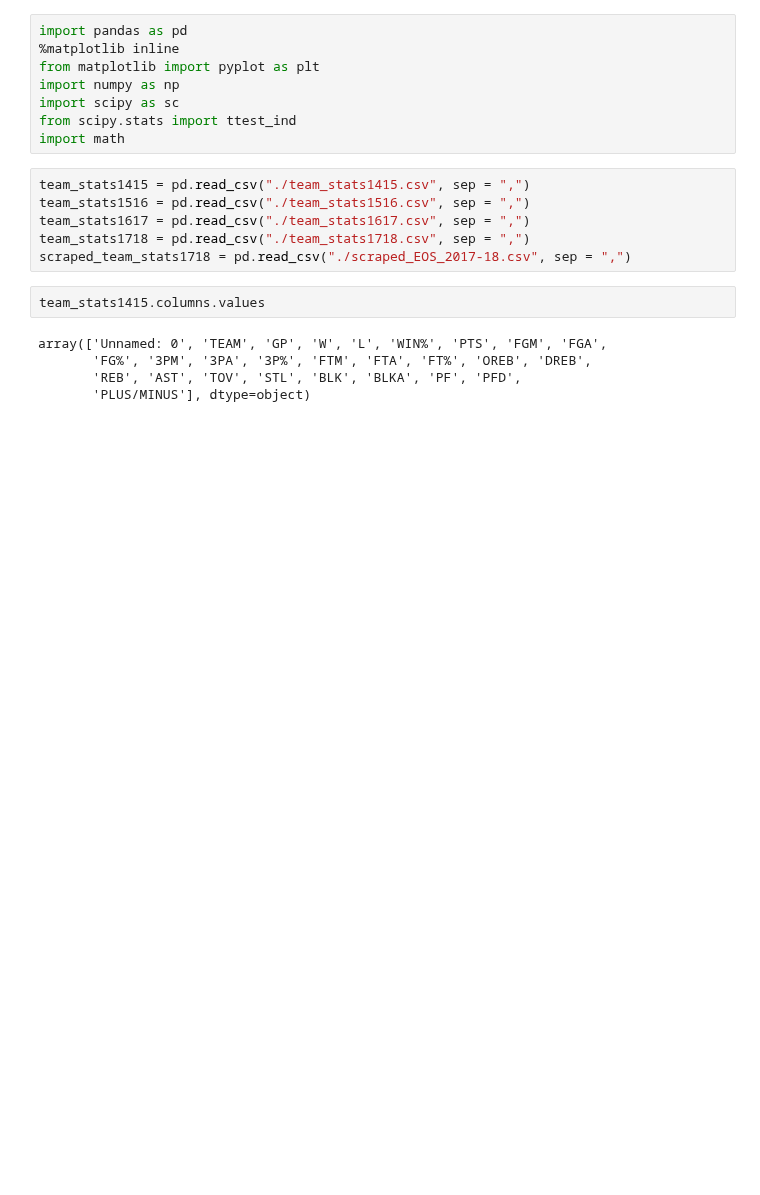
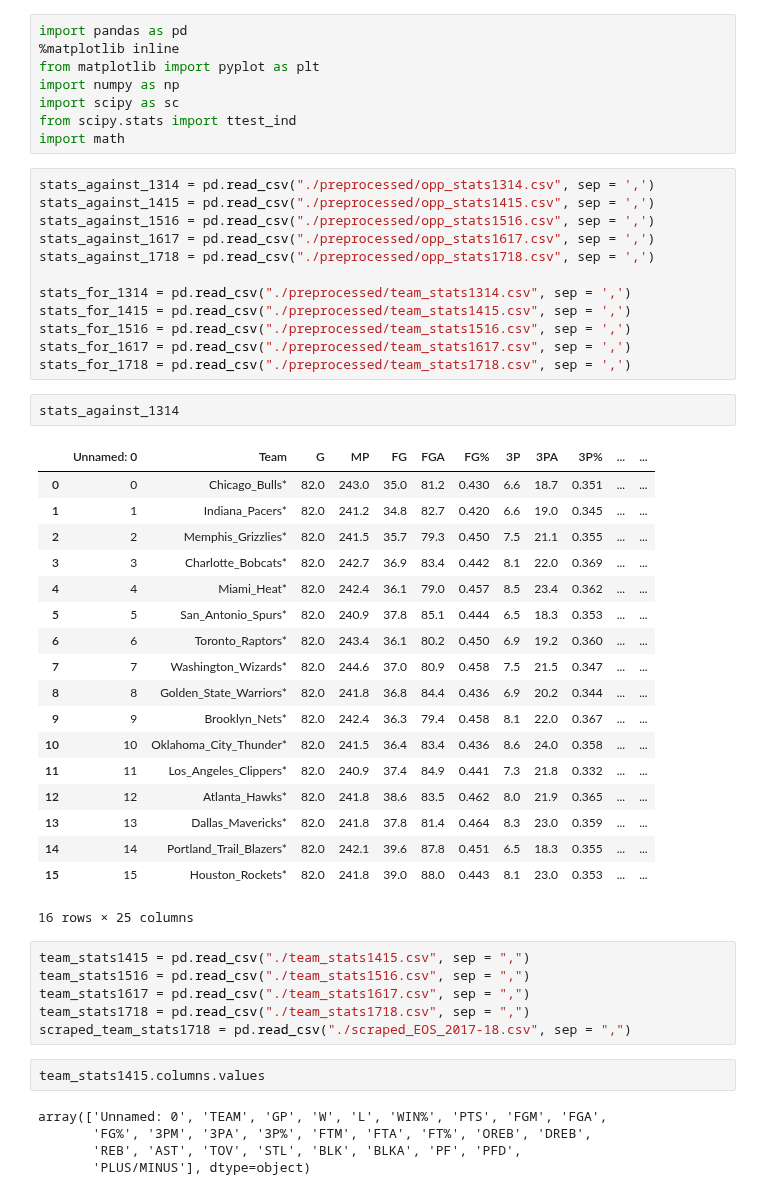
Before and after one commit to MaloneRobert/BasketballPredictor, a Jupyter notebook: Part_Two.ipynb, the cells around one changed output. Cells and saved outputs as stored; diff of their text form; blank space fills up the shorter version.

```diff
--- a/Part_Two.ipynb
+++ b/Part_Two.ipynb
@@ -6,6 +6,39 @@ import numpy as np
 import scipy as sc
 from scipy.stats import ttest_ind
 import math
+# %%
+stats_against_1314 = pd.read_csv("./preprocessed/opp_stats1314.csv", sep = ',')
+stats_against_1415 = pd.read_csv("./preprocessed/opp_stats1415.csv", sep = ',')
+stats_against_1516 = pd.read_csv("./preprocessed/opp_stats1516.csv", sep = ',')
+stats_against_1617 = pd.read_csv("./preprocessed/opp_stats1617.csv", sep = ',')
+stats_against_1718 = pd.read_csv("./preprocessed/opp_stats1718.csv", sep = ',')
+
+stats_for_1314 = pd.read_csv("./preprocessed/team_stats1314.csv", sep = ',')
+stats_for_1415 = pd.read_csv("./preprocessed/team_stats1415.csv", sep = ',')
+stats_for_1516 = pd.read_csv("./preprocessed/team_stats1516.csv", sep = ',')
+stats_for_1617 = pd.read_csv("./preprocessed/team_stats1617.csv", sep = ',')
+stats_for_1718 = pd.read_csv("./preprocessed/team_stats1718.csv", sep = ',')
+# %%
+stats_against_1314
+# %% [output]
+|  | Unnamed: 0 | Team | G | MP | FG | FGA | FG% | 3P | 3PA | 3P% | ... | ... |
+| 0 | 0 | Chicago_Bulls* | 82.0 | 243.0 | 35.0 | 81.2 | 0.430 | 6.6 | 18.7 | 0.351 | ... | ... |
+| 1 | 1 | Indiana_Pacers* | 82.0 | 241.2 | 34.8 | 82.7 | 0.420 | 6.6 | 19.0 | 0.345 | ... | ... |
+| 2 | 2 | Memphis_Grizzlies* | 82.0 | 241.5 | 35.7 | 79.3 | 0.450 | 7.5 | 21.1 | 0.355 | ... | ... |
+| 3 | 3 | Charlotte_Bobcats* | 82.0 | 242.7 | 36.9 | 83.4 | 0.442 | 8.1 | 22.0 | 0.369 | ... | ... |
+| 4 | 4 | Miami_Heat* | 82.0 | 242.4 | 36.1 | 79.0 | 0.457 | 8.5 | 23.4 | 0.362 | ... | ... |
+| 5 | 5 | San_Antonio_Spurs* | 82.0 | 240.9 | 37.8 | 85.1 | 0.444 | 6.5 | 18.3 | 0.353 | ... | ... |
+| 6 | 6 | Toronto_Raptors* | 82.0 | 243.4 | 36.1 | 80.2 | 0.450 | 6.9 | 19.2 | 0.360 | ... | ... |
+| 7 | 7 | Washington_Wizards* | 82.0 | 244.6 | 37.0 | 80.9 | 0.458 | 7.5 | 21.5 | 0.347 | ... | ... |
+| 8 | 8 | Golden_State_Warriors* | 82.0 | 241.8 | 36.8 | 84.4 | 0.436 | 6.9 | 20.2 | 0.344 | ... | ... |
+| 9 | 9 | Brooklyn_Nets* | 82.0 | 242.4 | 36.3 | 79.4 | 0.458 | 8.1 | 22.0 | 0.367 | ... | ... |
+| 10 | 10 | Oklahoma_City_Thunder* | 82.0 | 241.5 | 36.4 | 83.4 | 0.436 | 8.6 | 24.0 | 0.358 | ... | ... |
+| 11 | 11 | Los_Angeles_Clippers* | 82.0 | 240.9 | 37.4 | 84.9 | 0.441 | 7.3 | 21.8 | 0.332 | ... | ... |
+| 12 | 12 | Atlanta_Hawks* | 82.0 | 241.8 | 38.6 | 83.5 | 0.462 | 8.0 | 21.9 | 0.365 | ... | ... |
+| 13 | 13 | Dallas_Mavericks* | 82.0 | 241.8 | 37.8 | 81.4 | 0.464 | 8.3 | 23.0 | 0.359 | ... | ... |
+| 14 | 14 | Portland_Trail_Blazers* | 82.0 | 242.1 | 39.6 | 87.8 | 0.451 | 6.5 | 18.3 | 0.355 | ... | ... |
+| 15 | 15 | Houston_Rockets* | 82.0 | 241.8 | 39.0 | 88.0 | 0.443 | 8.1 | 23.0 | 0.353 | ... | ... |
+16 rows × 25 columns
 # %%
 team_stats1415 = pd.read_csv("./team_stats1415.csv", sep = ",")
 team_stats1516 = pd.read_csv("./team_stats1516.csv", sep = ",")
```
